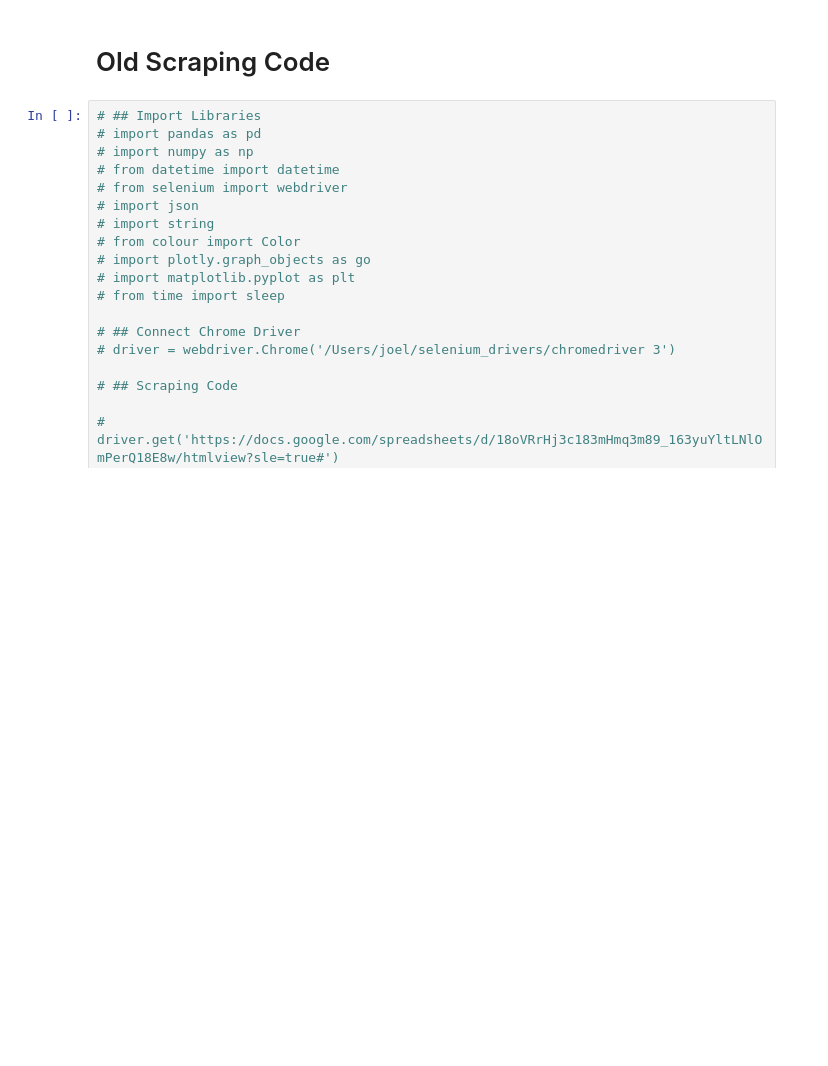
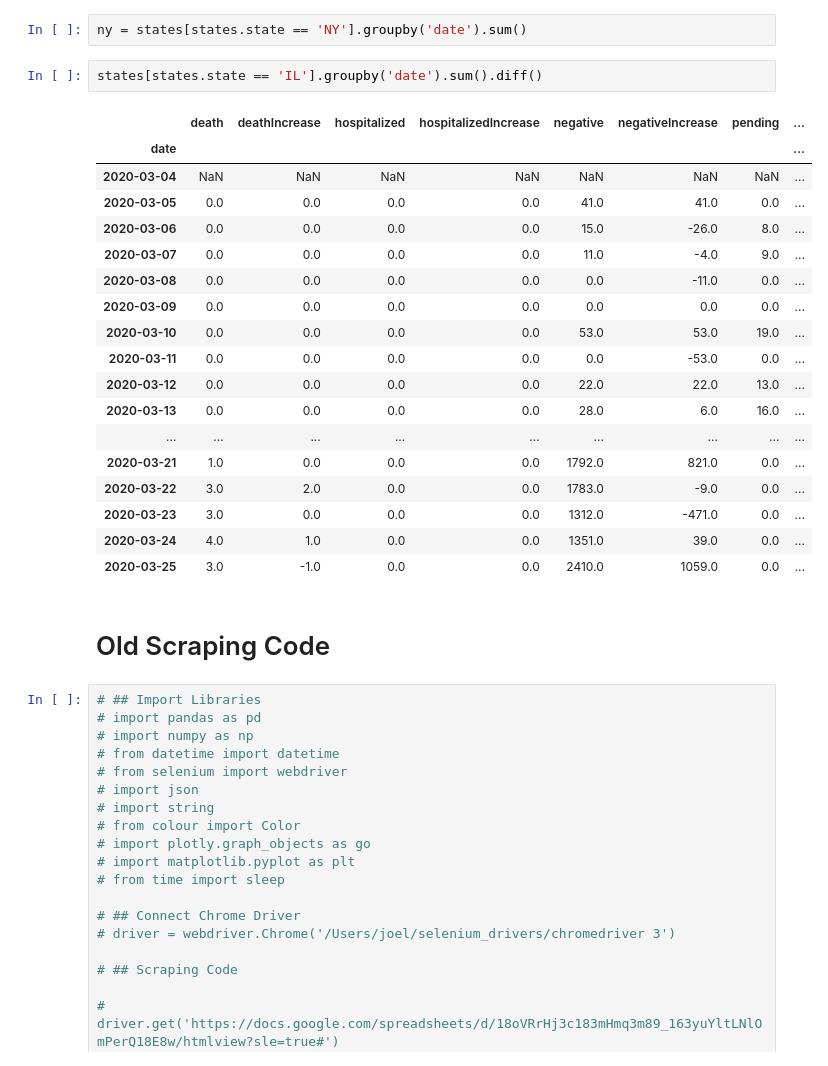
Before and after one commit to joelsewhere/covid-19, a Jupyter notebook: Coronavirus_data_tracker.ipynb, the cells around one changed output. Saved outputs shown, nothing was run; the diff lists cells and outputs as text; blank space fills up the shorter version.

```diff
--- a/Coronavirus_data_tracker.ipynb
+++ b/Coronavirus_data_tracker.ipynb
@@ -161,6 +161,29 @@ Try using .loc[row_indexer,col_indexer] = value instead
 See the caveats in the documentation: http://pandas.pydata.org/pandas-docs/stable/indexing.html#indexing-view-versus-copy
 [interactive output not drawn]
 [interactive output not drawn]
+# %%
+ny = states[states.state == 'NY'].groupby('date').sum()
+# %%
+states[states.state == 'IL'].groupby('date').sum().diff()
+# %% [output]
+|  | death | deathIncrease | hospitalized | hospitalizedIncrease | negative | negativeIncrease | pending | ... |
+| date |  |  |  |  |  |  |  | ... |
+| 2020-03-04 | NaN | NaN | NaN | NaN | NaN | NaN | NaN | ... |
+| 2020-03-05 | 0.0 | 0.0 | 0.0 | 0.0 | 41.0 | 41.0 | 0.0 | ... |
+| 2020-03-06 | 0.0 | 0.0 | 0.0 | 0.0 | 15.0 | -26.0 | 8.0 | ... |
+| 2020-03-07 | 0.0 | 0.0 | 0.0 | 0.0 | 11.0 | -4.0 | 9.0 | ... |
+| 2020-03-08 | 0.0 | 0.0 | 0.0 | 0.0 | 0.0 | -11.0 | 0.0 | ... |
+| 2020-03-09 | 0.0 | 0.0 | 0.0 | 0.0 | 0.0 | 0.0 | 0.0 | ... |
+| 2020-03-10 | 0.0 | 0.0 | 0.0 | 0.0 | 53.0 | 53.0 | 19.0 | ... |
+| 2020-03-11 | 0.0 | 0.0 | 0.0 | 0.0 | 0.0 | -53.0 | 0.0 | ... |
+| 2020-03-12 | 0.0 | 0.0 | 0.0 | 0.0 | 22.0 | 22.0 | 13.0 | ... |
+| 2020-03-13 | 0.0 | 0.0 | 0.0 | 0.0 | 28.0 | 6.0 | 16.0 | ... |
+| ... | ... | ... | ... | ... | ... | ... | ... | ... |
+| 2020-03-21 | 1.0 | 0.0 | 0.0 | 0.0 | 1792.0 | 821.0 | 0.0 | ... |
+| 2020-03-22 | 3.0 | 2.0 | 0.0 | 0.0 | 1783.0 | -9.0 | 0.0 | ... |
+| 2020-03-23 | 3.0 | 0.0 | 0.0 | 0.0 | 1312.0 | -471.0 | 0.0 | ... |
+| 2020-03-24 | 4.0 | 1.0 | 0.0 | 0.0 | 1351.0 | 39.0 | 0.0 | ... |
+| 2020-03-25 | 3.0 | -1.0 | 0.0 | 0.0 | 2410.0 | 1059.0 | 0.0 | ... |
 # %% [markdown]
 # Old Scraping Code
 # %%
```
Also changed, not shown: 1 other file.
